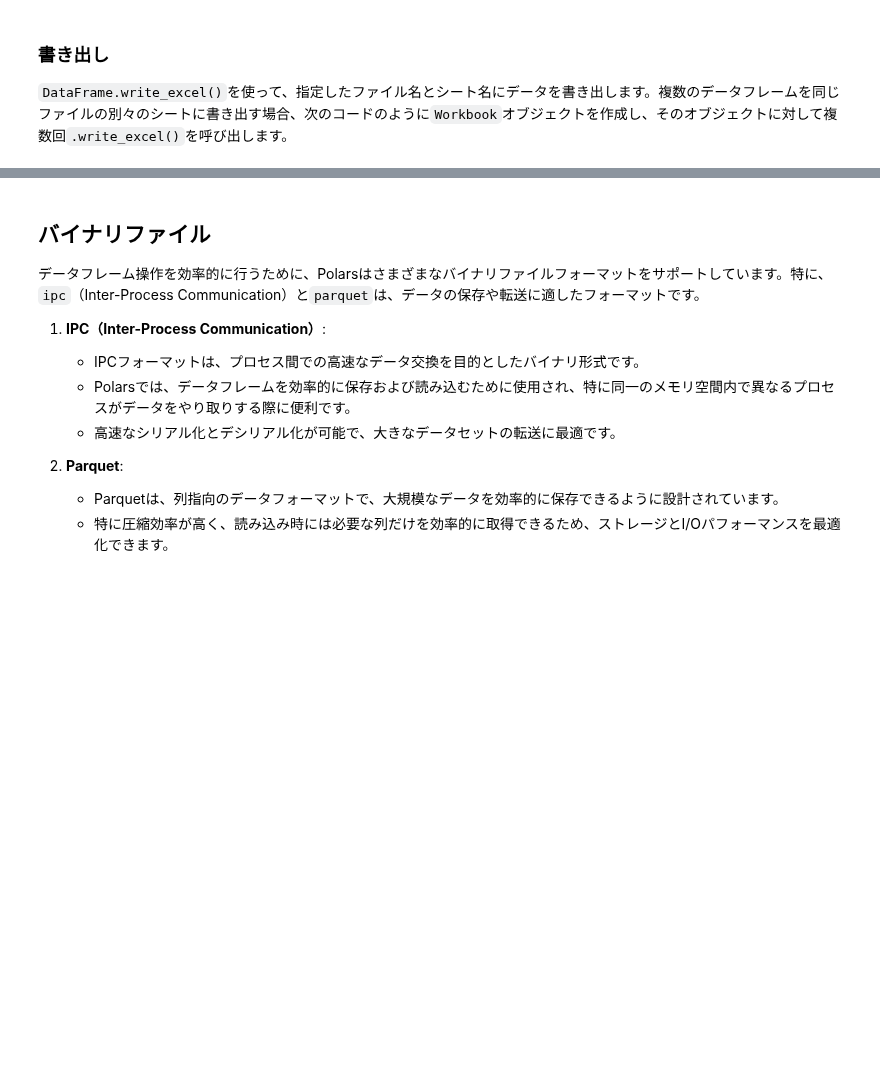
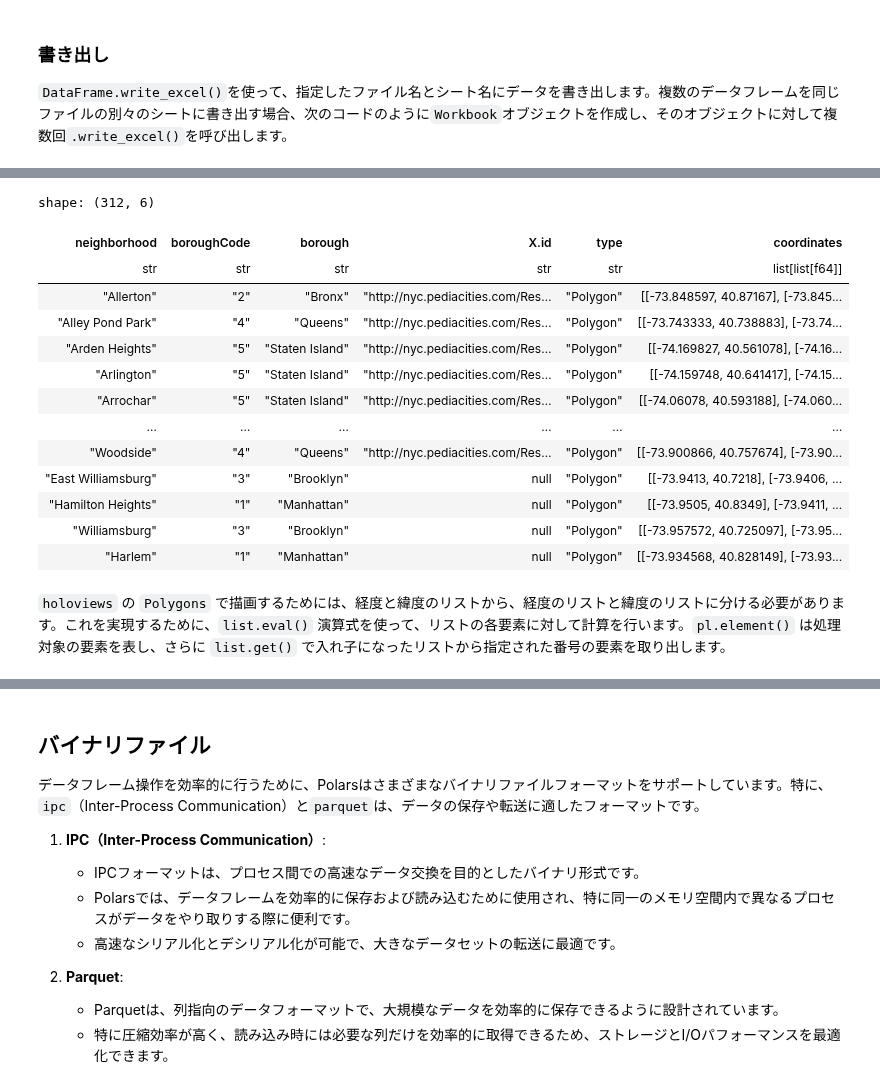
Before and after one commit to ruoyu0088/polars_guide, a Jupyter notebook: polars_guide/006_polars_input_and_output.ipynb, the cells around one changed output, grey strips where cells are left out. Drawn from its saved outputs; the diff is of its cells as text; code cells hidden in the pictures; blank space fills up the shorter version.

Commit message:
add json section

```diff
--- a/polars_guide/006_polars_input_and_output.ipynb
+++ b/polars_guide/006_polars_input_and_output.ipynb
@@ -312,0 +490,3 @@ with xlsxwriter.Workbook("data/xlsx_example_output.xlsx") as wb:
+# %%
+df = pl.read_json("data/nyc-neighborhoods.geojson")
+df
@@ -312,0 +531,32 @@ with xlsxwriter.Workbook("data/xlsx_example_output.xlsx") as wb:
+# %%
+df_nb = (
+    df
+    .select(
+        pl.col('features').list.explode().struct.unnest()
+    )
+    .select(
+        pl.col('properties', 'geometry').struct.unnest()
+    )
+    .with_columns(
+        pl.col('coordinates').list.get(0)
+    )
+)
+
+df_nb
+# %% [output]
+shape: (312, 6)
+| neighborhood | boroughCode | borough | X.id | type | coordinates |
+| str | str | str | str | str | list[list[f64]] |
+| "Allerton" | "2" | "Bronx" | "http://nyc.pediacities.com/Res… | "Polygon" | [[-73.848597, 40.87167], [-73.845... |
+| "Alley Pond Park" | "4" | "Queens" | "http://nyc.pediacities.com/Res… | "Polygon" | [[-73.743333, 40.738883], [-73.74... |
+| "Arden Heights" | "5" | "Staten Island" | "http://nyc.pediacities.com/Res… | "Polygon" | [[-74.169827, 40.561078], [-74.16... |
+| "Arlington" | "5" | "Staten Island" | "http://nyc.pediacities.com/Res… | "Polygon" | [[-74.159748, 40.641417], [-74.15... |
+| "Arrochar" | "5" | "Staten Island" | "http://nyc.pediacities.com/Res… | "Polygon" | [[-74.06078, 40.593188], [-74.060... |
+| … | … | … | … | … | … |
+| "Woodside" | "4" | "Queens" | "http://nyc.pediacities.com/Res… | "Polygon" | [[-73.900866, 40.757674], [-73.90... |
+| "East Williamsburg" | "3" | "Brooklyn" | null | "Polygon" | [[-73.9413, 40.7218], [-73.9406, ... |
+| "Hamilton Heights" | "1" | "Manhattan" | null | "Polygon" | [[-73.9505, 40.8349], [-73.9411, ... |
+| "Williamsburg" | "3" | "Brooklyn" | null | "Polygon" | [[-73.957572, 40.725097], [-73.95... |
+| "Harlem" | "1" | "Manhattan" | null | "Polygon" | [[-73.934568, 40.828149], [-73.93... |
+# %% [markdown]
+`holoviews` の `Polygons` で描画するためには、経度と緯度のリストから、経度のリストと緯度のリストに分ける必要があります。これを実現するために、`list.eval()` 演算式を使って、リストの各要素に対して計算を行います。`pl.element()` は処理対象の要素を表し、さらに `list.get()` で入れ子になったリストから指定された番号の要素を取り出します。
```
Also changed, not shown: parts of 23 cells of this notebook, 2 other files.
